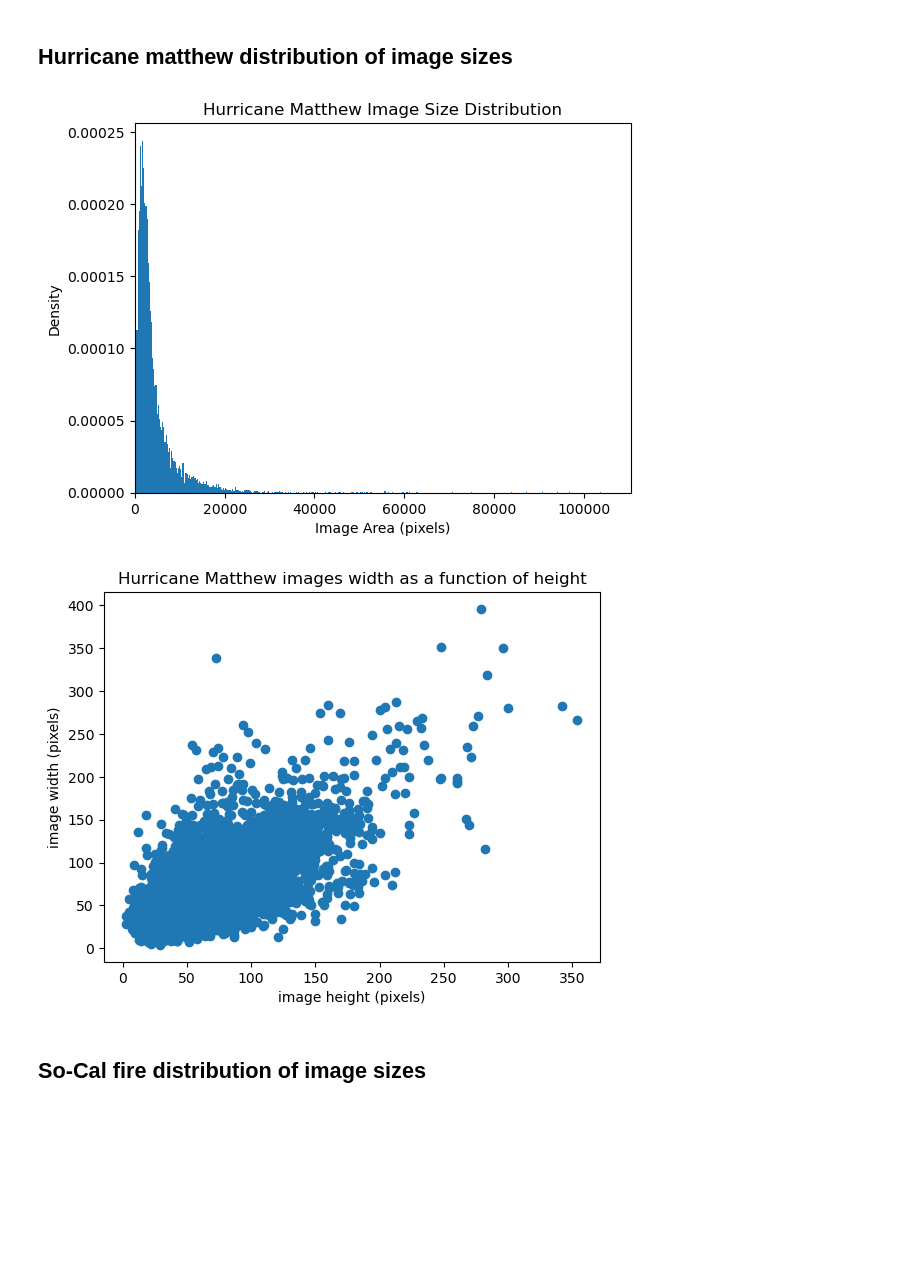
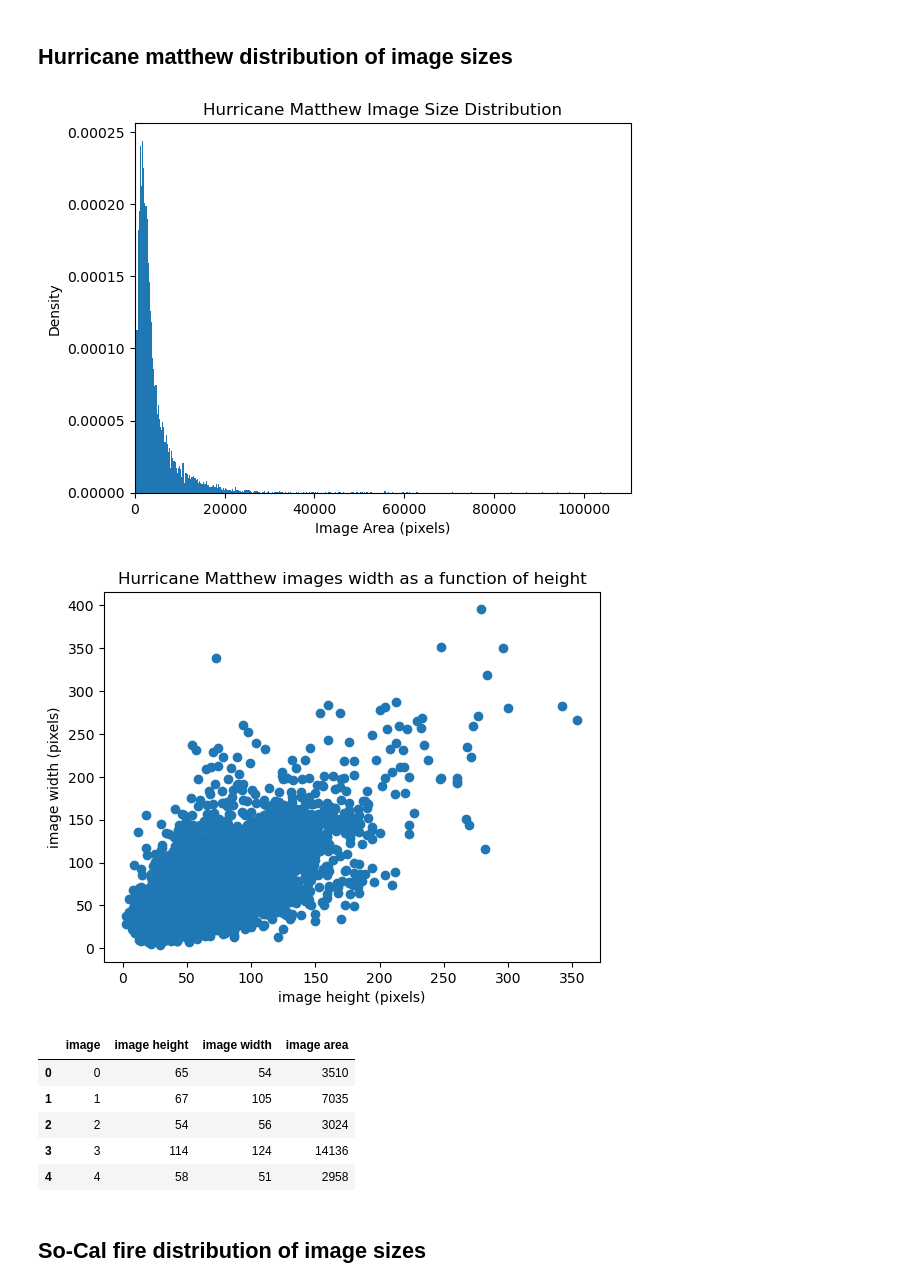
Before and after one commit to JXDolan/data200-Grad-project, a Jupyter notebook: cv_eda_starter.ipynb, the cells around one changed output. Drawn from its saved outputs; the diff is of its cells as text; code cells hidden in the pictures; blank space fills up the shorter version.

```diff
--- a/cv_eda_starter.ipynb
+++ b/cv_eda_starter.ipynb
@@ -178,3 +231,21 @@ Feel free to add more cells as you see fit for your analysis.
+# %%
+flooding_df = pd.DataFrame()
+fire_df = pd.DataFrame()
+hurricane_df = pd.DataFrame()
+
+#images column, each image is identified by its index
+
+flooding_image_index = np.arange(0,len(flooding_image_list), 1)
+
+flooding_df["image"] = flooding_image_index
+
+fire_image_index = np.arange(0,len(fire_image_list), 1)
+
+fire_df["image"] = fire_image_index
+
+hurricane_image_index = np.arange(0,len(hurricane_image_list), 1)
+
+hurricane_df["image"] = hurricane_image_index
 # %% [markdown]
 # EDA - Basic Statistics
 # %% [markdown]
@@ -217,41 +282,59 @@ print(height, width, colors)
 #find dimensions of images for hurricane matthew
 matthew_heights = []
 matthew_widths = []
+matthew_colors = []
+
+
 
 #get width and height for all images in hurricane matthew
 for i in range (11151):
 
     image = data["hurricane-matthew"]["images"][i]
-    height, width, colors = image.shape
+    height, width, color = image.shape
     matthew_heights.append(height)
     matthew_widths.append(width)
+    matthew_colors.append(color)
 
 #convert lists to arrays
 
 matthew_heights_arr = np.array(matthew_heights)
 matthew_widths_arr = np.array(matthew_widths)
 
 #calculate area
 matthew_areas = matthew_heights_arr * matthew_widths_arr
+
+#add these are features to the data frame
+hurricane_df["image height"] = matthew_heights_arr
+hurricane_df["image width"] = matthew_widths_arr
+hurricane_df["image area"] = matthew_areas
+
 
 bins = np.arange(min(matthew_areas), max(matthew_areas), 250)
 plt.figure()
 plt.hist(matthew_areas, bins = bins, density = True)
 plt.xlabel("Image Area (pixels)")
 plt.xlim(0,max(matthew_areas))
 plt.ylabel("Density")
 plt.title("Hurricane Matthew Image Size Distribution")
 plt.show()
 
 plt.figure()
 plt.scatter(matthew_heights, matthew_widths)
 plt.title("Hurricane Matthew images width as a function of height")
 plt.xlabel("image height (pixels)")
 plt.ylabel("image width (pixels)")
 plt.show()
+
+hurricane_df.head()
 # %% [output]
 [figure]
 [figure]
+|  | image | image height | image width | image area |
+| 0 | 0 | 65 | 54 | 3510 |
+| 1 | 1 | 67 | 105 | 7035 |
+| 2 | 2 | 54 | 56 | 3024 |
+| 3 | 3 | 114 | 124 | 14136 |
+| 4 | 4 | 58 | 51 | 2958 |
 # %% [markdown]
 ## So-Cal fire distribution of image sizes
 # %%
```
Also changed, not shown: parts of 30 cells of this notebook.
